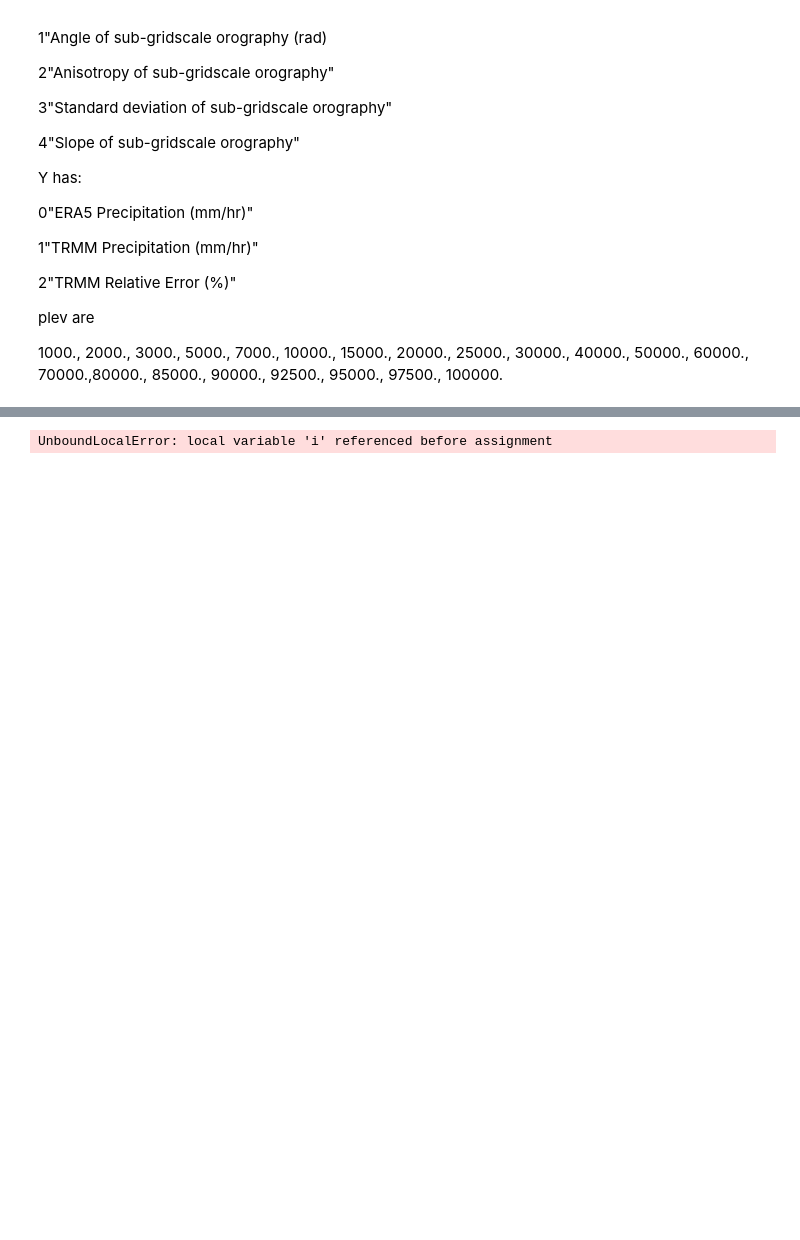
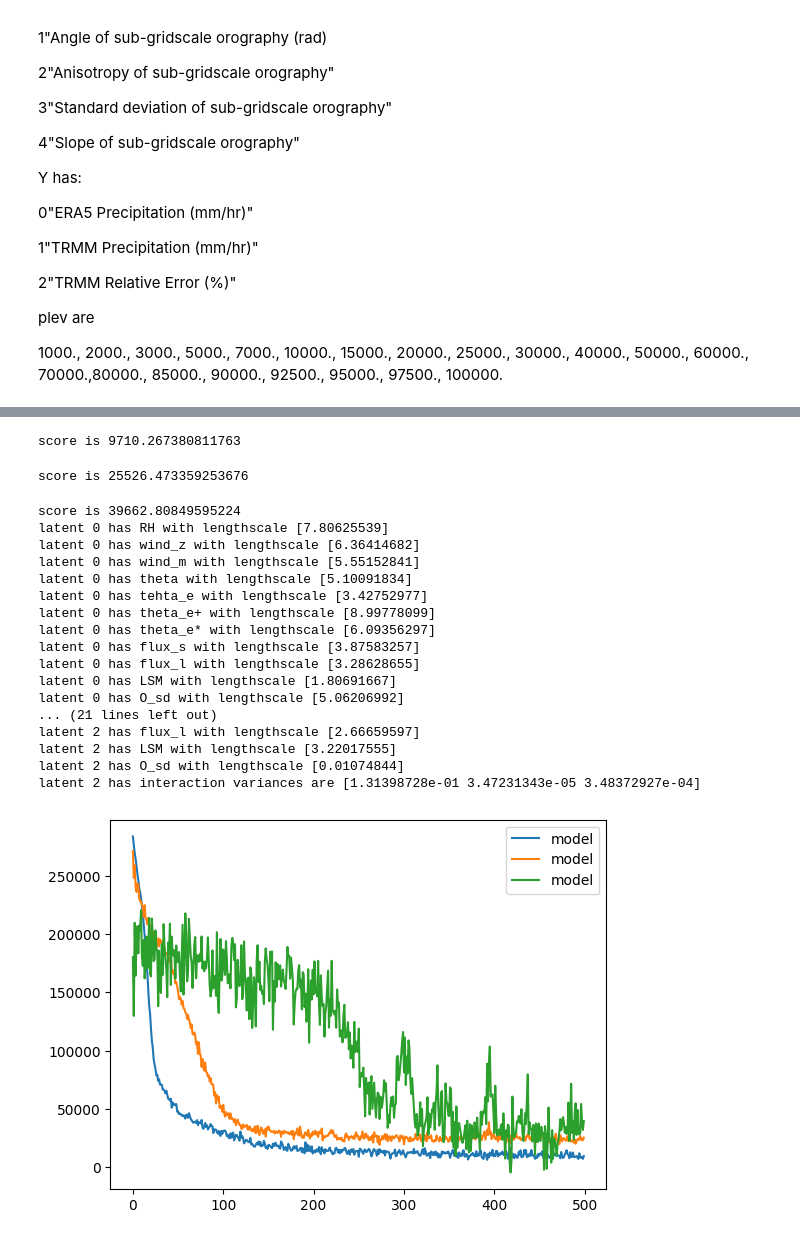
Before and after one commit to JaxGaussianProcesses/GPJax, a Jupyter notebook: run.ipynb, the cells around one changed output, grey strips where cells are left out. Saved outputs shown, nothing was run; the diff lists cells and outputs as text; code cells hidden in the pictures; blank space fills up the shorter version.

```diff
--- a/run.ipynb
+++ b/run.ipynb
@@ -510,43 +463,63 @@ fit_from_scratch = False
 bernoulli_model = fit_model(
     data = gpx.Dataset(D.X, jnp.where(D.y>0, 1.0, 0.0)), # binary data
     likelihood=gpx.likelihoods.Bernoulli(num_datapoints=D.n),
-    base_kernels = [[gpx.kernels.RBF(lengthscale=1.0, active_dims=[i]).replace_trainable(variance=False).replace_bijector(lengthscale=tfb.Softplus(low=jnp.array([0.1], dtype=jnp.float64))) for i in range(problem_info.num_variables)]],
-    interaction_variances=jnp.array([[1.0]*(3)], dtype=jnp.float64),
+    base_kernels = [[gpx.kernels.RBF(lengthscale=0.1, active_dims=[i]).replace_trainable(variance=False).replace_bijector(lengthscale=tfb.Softplus(low=jnp.array([0.01], dtype=jnp.float64))) for i in range(problem_info.num_variables)]],
+    interaction_variances=jnp.array([[0.1,0.5,1.0]], dtype=jnp.float64),
     variaitonal_mean = 0.1*jnp.ones((1, num_inducing_points, 1)),
     variational_root_covariance = jnp.tile(jnp.eye(num_inducing_points)[None,:,:],(1, 1, 1)), # [L, N, N],
     inducing_points=ip,
     train_inducing_points=False,
     )
 
 
 gamma_model = fit_model(
     data = gpx.Dataset(D.X[D.y[:,0]>0,:], D.y[D.y[:,0]>0,:]), # just rainy days
-    likelihood=gpx.likelihoods.Gamma2(num_datapoints=D.n),
-    base_kernels = [[gpx.kernels.RBF(lengthscale=1.0, active_dims=[i]).replace_trainable(variance=False).replace_bijector(lengthscale=tfb.Softplus(low=jnp.array([0.1], dtype=jnp.float64))) for i in range(problem_info.num_variables)] for j in range(2)],
-    interaction_variances=jnp.array([[1.0]*(3)]*2, dtype=jnp.float64),
+    likelihood=Gamma2(num_datapoints=D.n),
+    base_kernels = [[gpx.kernels.RBF(lengthscale=0.1, active_dims=[i]).replace_trainable(variance=False).replace_bijector(lengthscale=tfb.Softplus(low=jnp.array([0.01], dtype=jnp.float64))) for i in range(problem_info.num_variables)] for j in range(2)],
+    interaction_variances=jnp.array([[0.1,0.5,1.0]]*2, dtype=jnp.float64),
     variaitonal_mean = 0.1*jnp.ones((2, num_inducing_points, 1)),
     variational_root_covariance = jnp.tile(jnp.eye(num_inducing_points)[None,:,:],(2, 1, 1)), # [L, N, N],
     inducing_points=ip,
     train_inducing_points=False,
     )
 
 
 
 full_model = fit_model(
-    data = gpx.Dataset(D.X[D.y[:,0]>0,:], D.y[D.y[:,0]>0,:]), # just rainy days
-    likelihood=gpx.likelihoods.BernoulliGamma(num_datapoints=D.n),
+    data = D,
+    likelihood=BernoulliGamma(num_datapoints=D.n),
     base_kernels = [
         bernoulli_model.base_kernels[0],
         gamma_model.base_kernels[0],
         gamma_model.base_kernels[1],
         ],
     interaction_variances= jnp.stack([bernoulli_model.interaction_variances[0], gamma_model.interaction_variances[0], gamma_model.interaction_variances[1]]),
     variaitonal_mean = jnp.stack([bernoulli_model.variational_mean[0], gamma_model.variational_mean[0], gamma_model.variational_mean[1]]),
     variational_root_covariance = jnp.stack([bernoulli_model.variational_root_covariance[0], gamma_model.variational_root_covariance[0], gamma_model.variational_root_covariance[1]]),
     inducing_points=ip,
     train_inducing_points=True,
+    verbose=True,
     )
 # %% [output]
-UnboundLocalError: local variable 'i' referenced before assignment
+score is 9710.267380811763
+score is 25526.473359253676
+score is 39662.80849595224
+latent 0 has RH with lengthscale [7.80625539]
+latent 0 has wind_z with lengthscale [6.36414682]
+latent 0 has wind_m with lengthscale [5.55152841]
+latent 0 has theta with lengthscale [5.10091834]
+latent 0 has tehta_e with lengthscale [3.42752977]
+latent 0 has theta_e+ with lengthscale [8.99778099]
+latent 0 has theta_e* with lengthscale [6.09356297]
+latent 0 has flux_s with lengthscale [3.87583257]
+latent 0 has flux_l with lengthscale [3.28628655]
+latent 0 has LSM with lengthscale [1.80691667]
+latent 0 has O_sd with lengthscale [5.06206992]
+... (21 lines left out)
+latent 2 has flux_l with lengthscale [2.66659597]
+latent 2 has LSM with lengthscale [3.22017555]
+latent 2 has O_sd with lengthscale [0.01074844]
+latent 2 has interaction variances are [1.31398728e-01 3.47231343e-05 3.48372927e-04]
+[figure, added]
 # %%
 from plotting import plot_interactions
```
Also changed, not shown: parts of 8 cells of this notebook, 2 other files.
